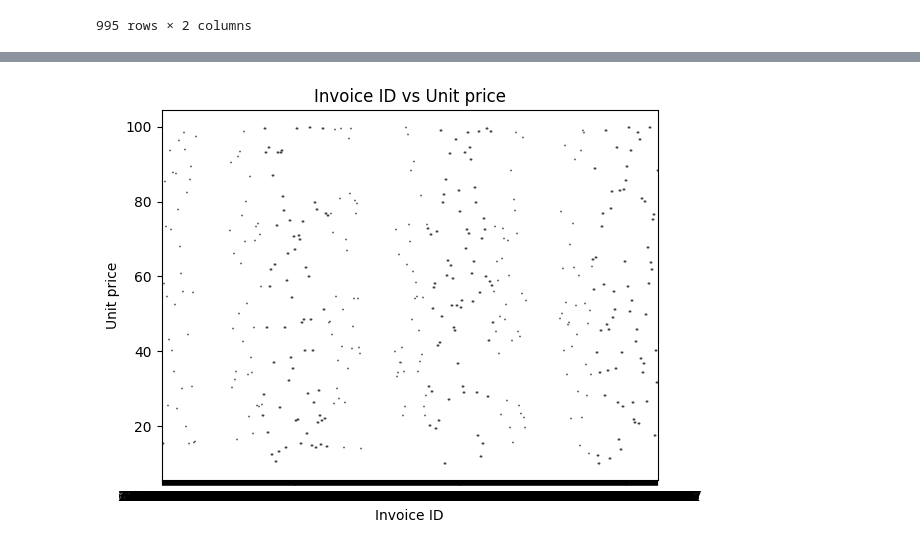
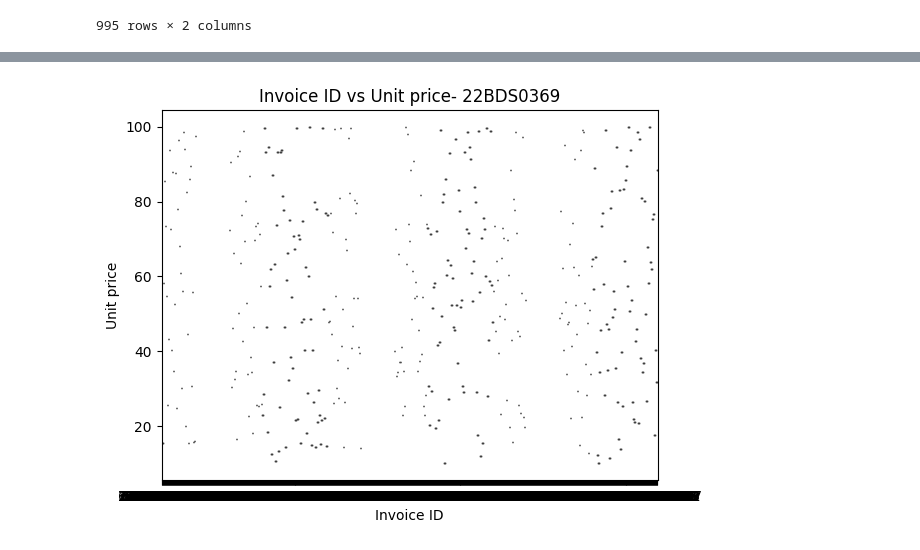
Before and after one commit to xherry24/aleena, a Jupyter notebook: 22BDS0369.ipynb, the cells around one changed output, grey strips where cells are left out. Drawn from its saved outputs; the diff is of its cells as text; code cells hidden in the pictures.

```diff
--- a/22BDS0369.ipynb
+++ b/22BDS0369.ipynb
@@ -176,11 +178,11 @@ categorical_cols = df.select_dtypes(include=['object']).columns
 # %%
 if len(categorical_cols) > 0 and len(numeric_cols) > 0:
   plt.figure()
   sns.boxplot(x=categorical_cols[0], y=numeric_cols[0], data=df)
-  plt.title(f"{categorical_cols[0]} vs {numeric_cols[0]}")
+  plt.title(f"{categorical_cols[0]} vs {numeric_cols[0]}- 22BDS0369")
   plt.show()
 # %% [output]
-[figure, old version]
+[figure, new version]
 # %%
 if len(numeric_cols) > 1:
   sns.pairplot(df[numeric_cols])
```
Also changed, not shown: parts of 23 cells of this notebook.
